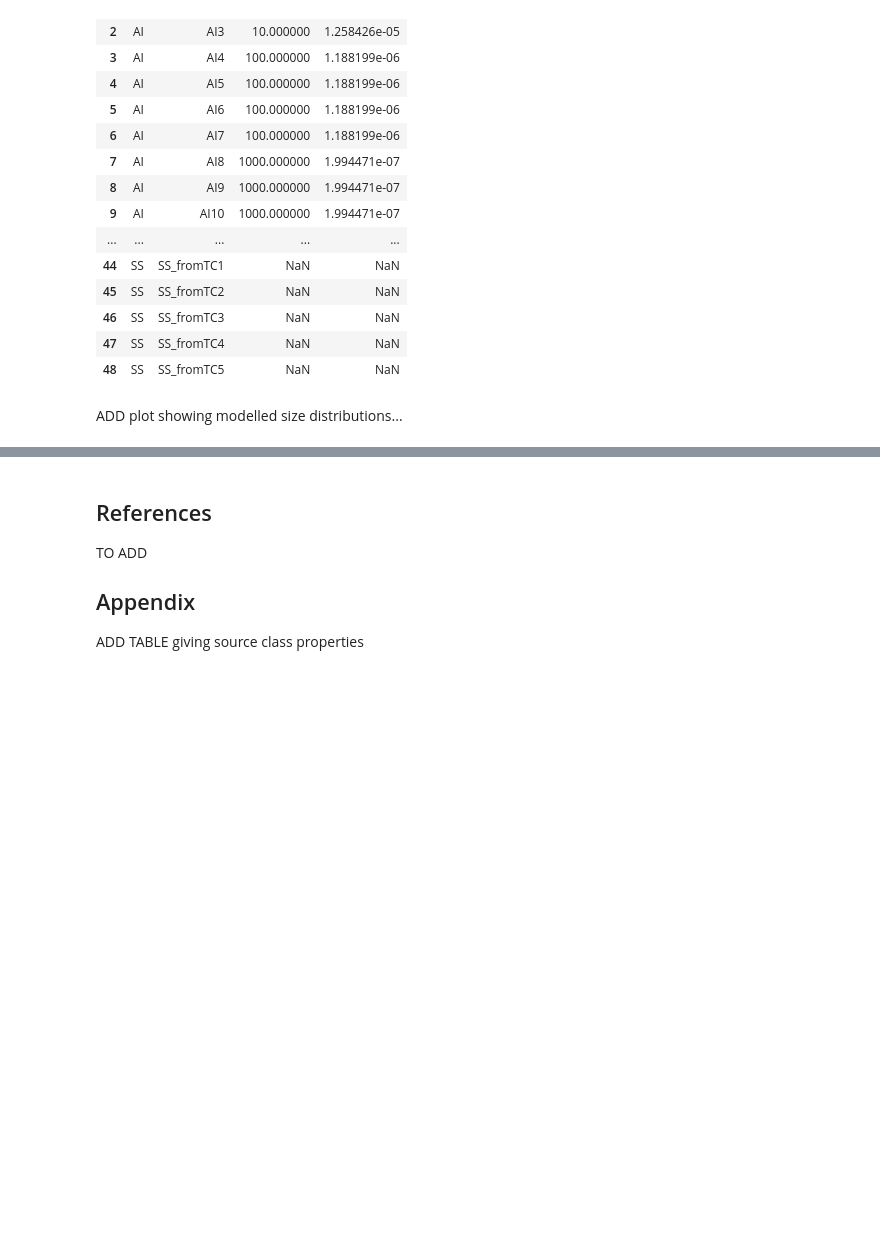
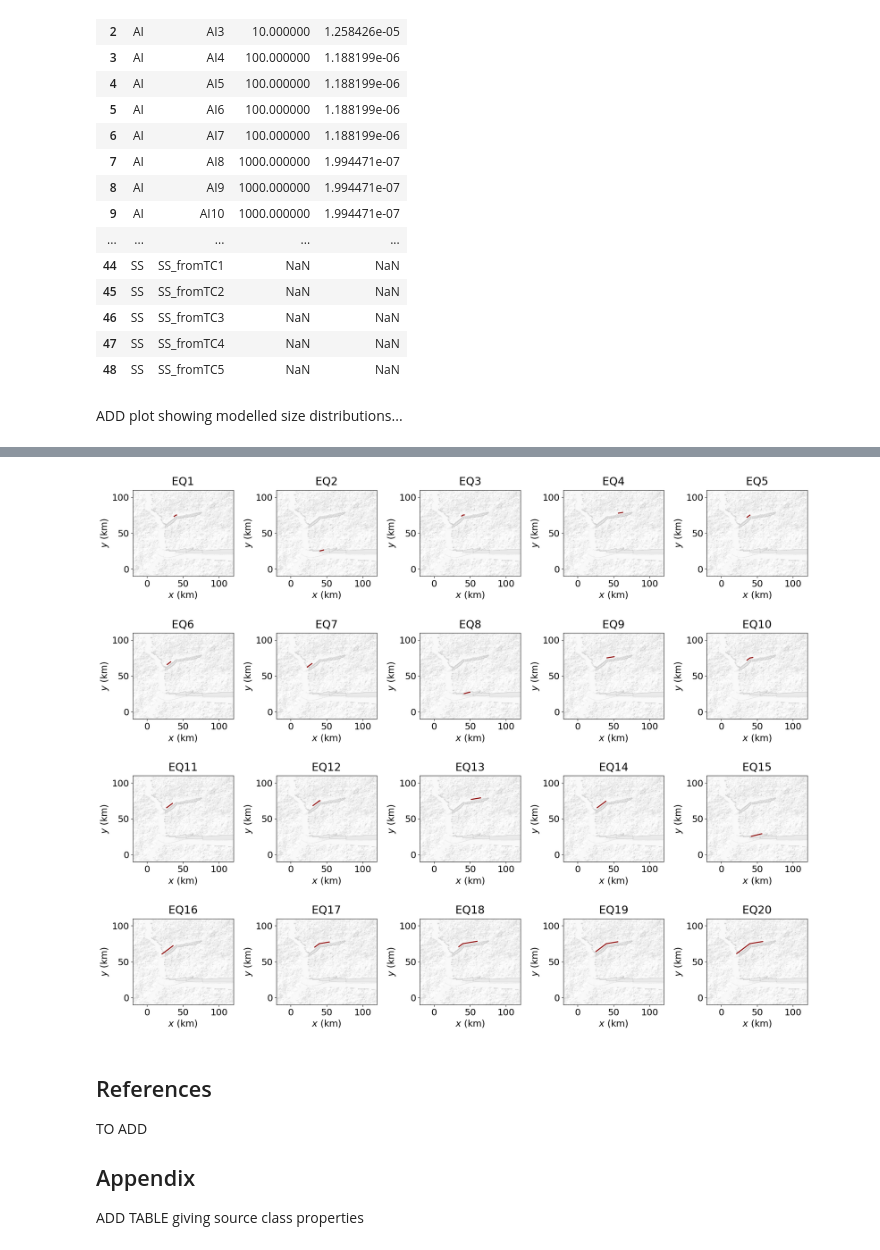
Before and after one commit to MignanRiskAnalytics/GenMR_SCOR, a Jupyter notebook: jupyter_execute/notebooks/Tutorial2_DigitalTemplate_perils.ipynb, the cells around one changed output, grey strips where cells are left out. Cells and saved outputs as stored; diff of their text form; code cells hidden in the pictures; blank space fills up the shorter version.

```diff
--- a/jupyter_execute/notebooks/Tutorial2_DigitalTemplate_perils.ipynb
+++ b/jupyter_execute/notebooks/Tutorial2_DigitalTemplate_perils.ipynb
@@ -202,0 +222,24 @@ TO DEVELOP...
+# %%
+indEQ = np.where(stochset['ID'] == 'EQ')[0]
+EQ_coords = GenMR_perils.gen_EQ_floatingRupture(stochset['evID'][indEQ].values, stochset['S'][indEQ].values, src)
+src.par['EQ']['rup_coords'] = EQ_coords
+
+plt.rcParams['font.size'] = '18'
+fig, ax = plt.subplots(4, 5, figsize=(20,16))
+ax = ax.flatten()
+for i in range(src.par['EQ']['N']):
+    evID = stochset['evID'][indEQ].values[i]
+    EQ_coords_evID = EQ_coords[EQ_coords['evID'] == evID]
+    ax[i].contourf(grid.xx, grid.yy, GenMR_env.ls.hillshade(topoLayer.z, vert_exag=.1), cmap='gray', alpha = .1)
+    ax[i].plot(EQ_coords_evID['x'], EQ_coords_evID['y'], color = 'darkred', linewidth = 2)
+    ax[i].set_xlim(grid.xmin, grid.xmax)
+    ax[i].set_ylim(grid.ymin, grid.ymax)
+    ax[i].set_xlabel('$x$ (km)')
+    ax[i].set_ylabel('$y$ (km)')
+    ax[i].set_title(evID, pad = 10)
+    ax[i].set_aspect(1)
+plt.tight_layout()
+plt.pause(1)   # to avoid rare case where plot not displayed on notebook
+plt.show()
+# %% [output]
+[figure, added]
```
Also changed, not shown: parts of 5 cells of this notebook, 15 other files.
